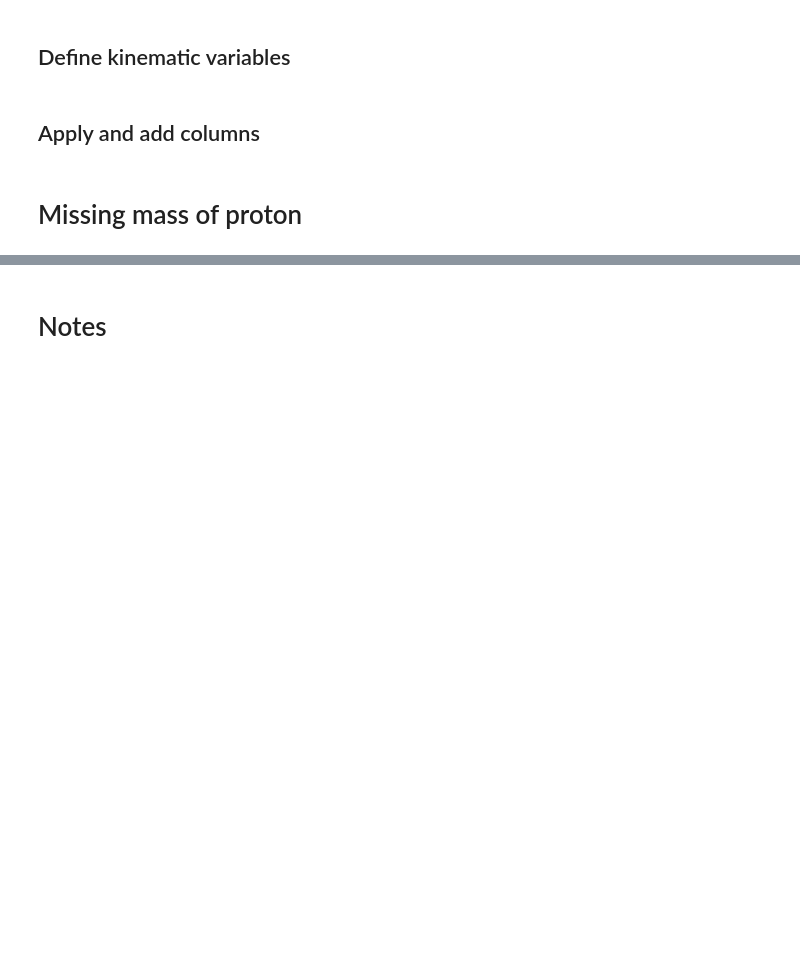
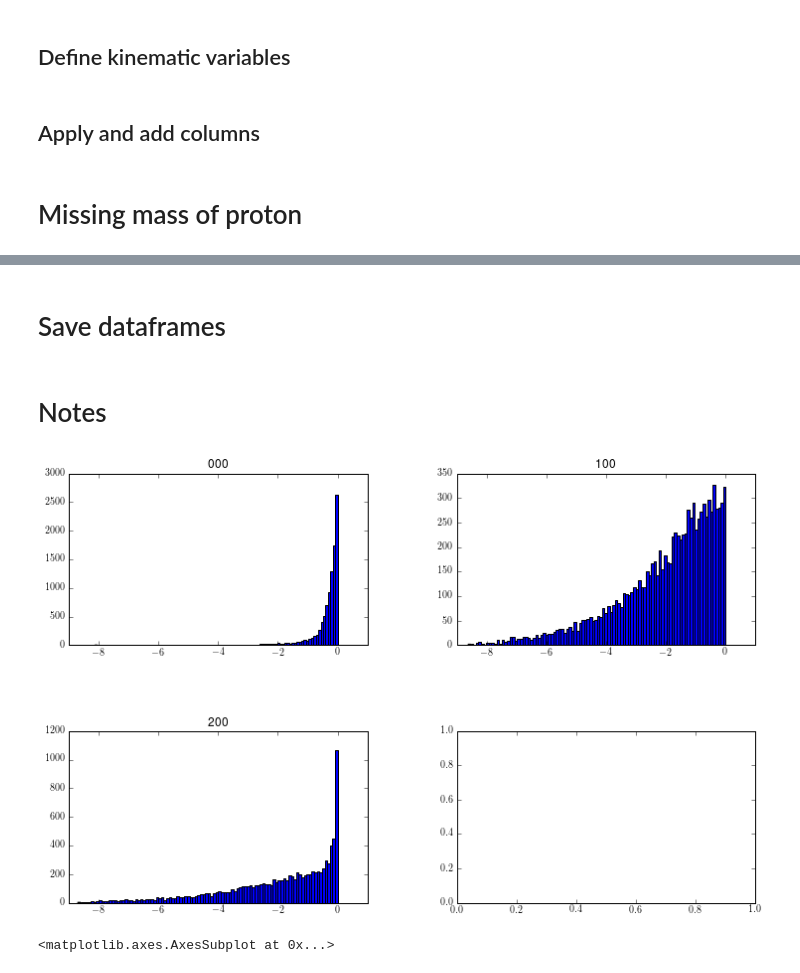
Before and after one commit to evan-phelps/phys-ana-omega, a Jupyter notebook: python/panels.ipynb, the cells around one changed output, grey strips where cells are left out. Cells and saved outputs as stored; diff of their text form; code cells hidden in the pictures; blank space fills up the shorter version.

```diff
--- a/python/panels.ipynb
+++ b/python/panels.ipynb
@@ -200,0 +244,2 @@ for i, (xlims, ylims) in enumerate(zip(xrs,yrs)):
+# %% [markdown]
+# Save dataframes
@@ -201,5 +249,15 @@ for i, (xlims, ylims) in enumerate(zip(xrs,yrs)):
 # %% [markdown]
 # Notes
+# %%
+# fig = plt.figure(figsize=(12,8))
+# plt.yscale('log')
+ht = dfkin.t1.hist(by=dfkin.index.get_level_values(0), bins=100, figsize=(12,8))
+# %% [output]
+[figure, added]
+# %%
+ht[0][0]
+# %% [output]
+<matplotlib.axes.AxesSubplot at 0x...>
 # %%
 plt.figure(1, figsize=(15, 5))
 plt.subplot(131)
```
Also changed, not shown: parts of 17 cells of this notebook, 9 other files.
